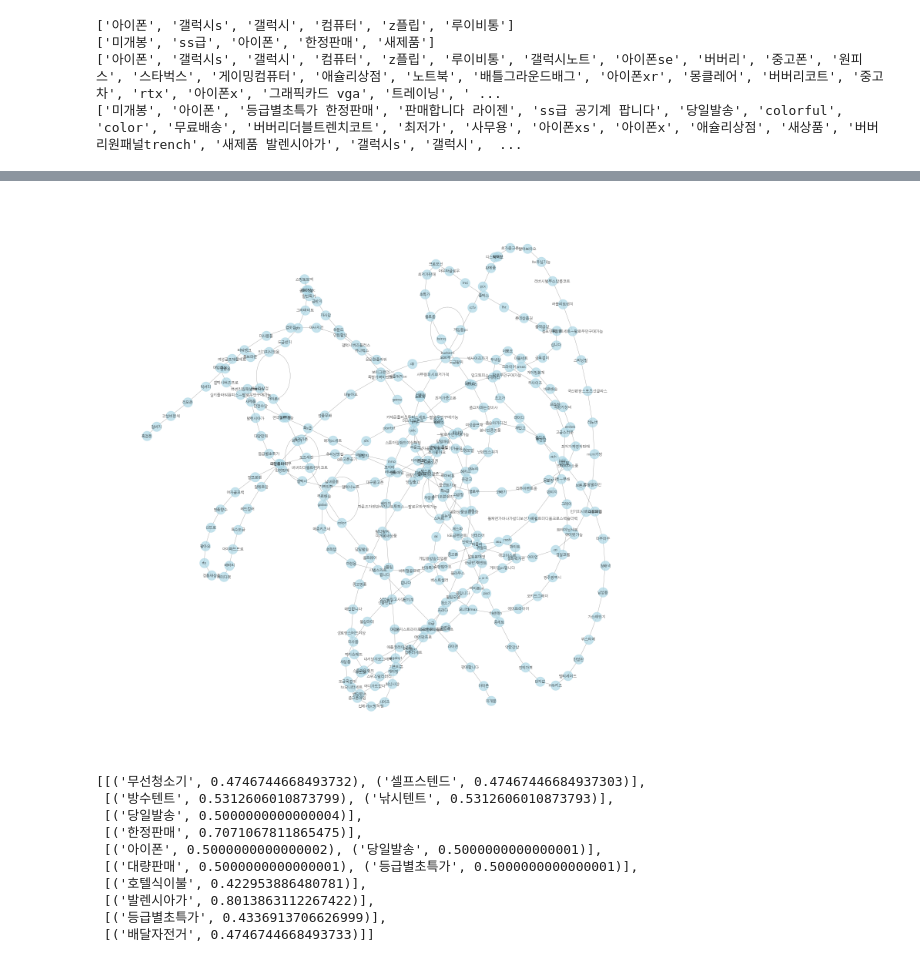
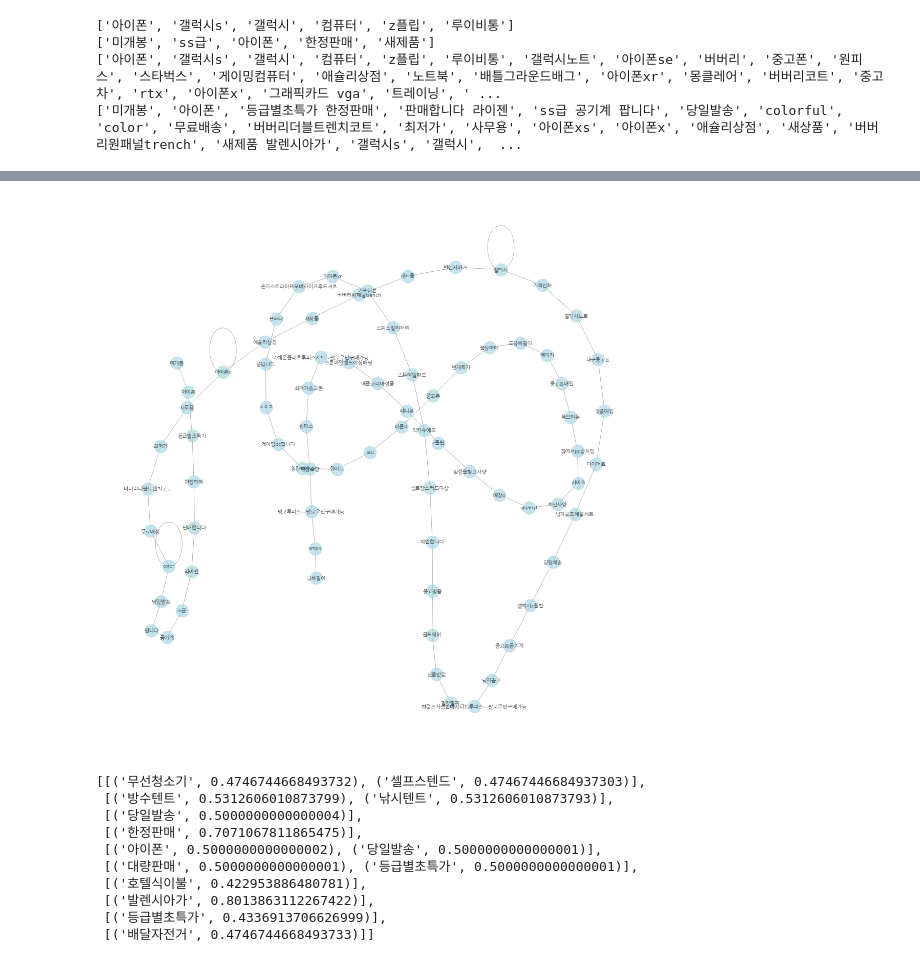
Before and after one commit to hesthers/Project-with-company, a Jupyter notebook: text_analysis.ipynb, the cells around one changed output, grey strips where cells are left out. Cells and saved outputs as stored; diff of their text form; code cells hidden in the pictures.

```diff
--- a/text_analysis.ipynb
+++ b/text_analysis.ipynb
@@ -206,7 +202,7 @@ def displayGraph(textGraph):
 
         textGraph.edge_weight(edge)
     pos = nx.spring_layout(graph)
-    plt.figure(figsize=(20, 20))
+    plt.figure(figsize=(15, 15))
     nx.draw(graph, pos, edge_color='gray', width=0.8, linewidths=1.2,
             node_size=600, node_color='lightblue', alpha=0.7,
             labels={node: node for node in graph.nodes()}, font_family='NanumGothic',font_size=10)
@@ -221,8 +217,8 @@ displayGraph(get_graph(kw_text))
 # %%
-nm_text = keywords(clean_nm)
+nm_text = keywords(clean_nm, ratio = 0.05)
 displayGraph(get_graph(nm_text))
 # %% [output]
-[figure, old version]
+[figure, new version]
 # %%
 # 2개의 키워드와 각 단어의 중요도
 two_kw_nm = [keywords(txt, words=2, scores=True) for txt in clean_name]
```
Also changed, not shown: parts of 22 cells of this notebook.
